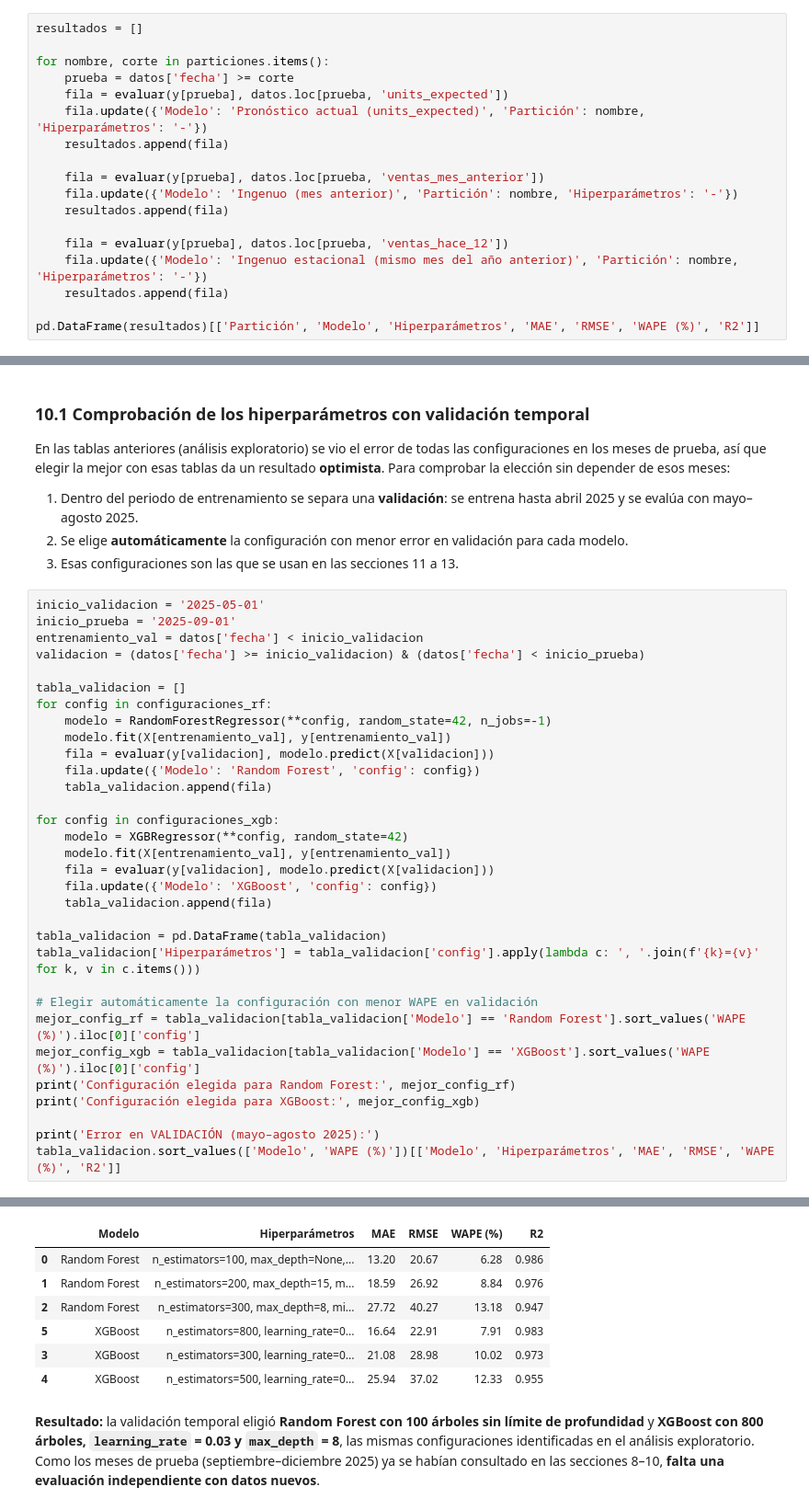
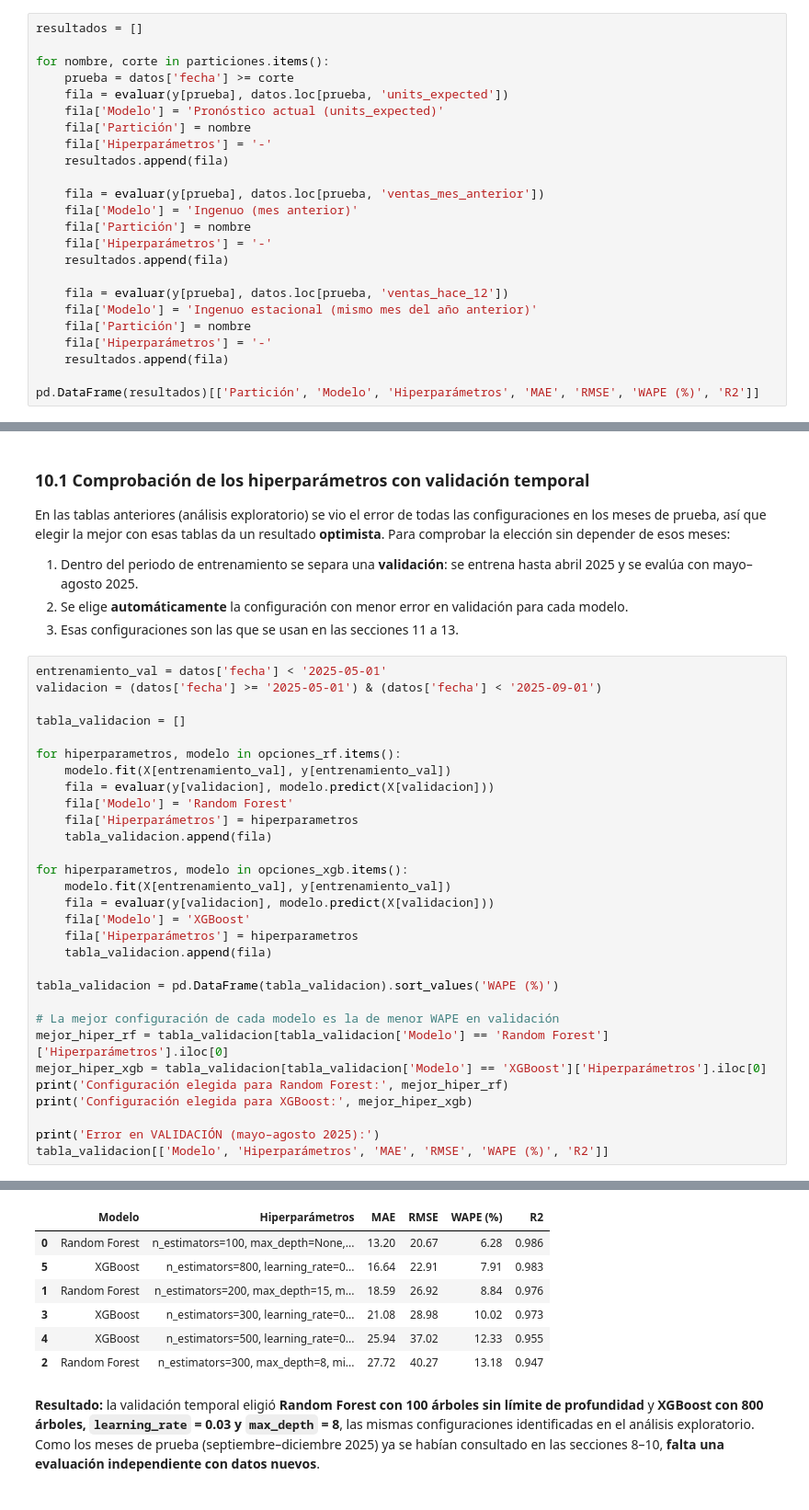
Before and after one commit to patatamanYT/no-entear, a Jupyter notebook: etapa_5_1_codigo/TI3002C_Etapa 5.1_Código ML_6_Jaime Hernández González.ipynb, the cells around one changed output, grey strips where cells are left out. Shown at 92% size. Drawn from its saved outputs; the diff is of its cells as text.

```diff
--- a/etapa_5_1_codigo/TI3002C_Etapa 5.1_Código ML_6_Jaime Hernández González.ipynb
+++ b/etapa_5_1_codigo/TI3002C_Etapa 5.1_Código ML_6_Jaime Hernández González.ipynb
@@ -322,15 +324,21 @@ resultados = []
 for nombre, corte in particiones.items():
     prueba = datos['fecha'] >= corte
     fila = evaluar(y[prueba], datos.loc[prueba, 'units_expected'])
-    fila.update({'Modelo': 'Pronóstico actual (units_expected)', 'Partición': nombre, 'Hiperparámetros': '-'})
+    fila['Modelo'] = 'Pronóstico actual (units_expected)'
+    fila['Partición'] = nombre
+    fila['Hiperparámetros'] = '-'
     resultados.append(fila)
 
     fila = evaluar(y[prueba], datos.loc[prueba, 'ventas_mes_anterior'])
-    fila.update({'Modelo': 'Ingenuo (mes anterior)', 'Partición': nombre, 'Hiperparámetros': '-'})
+    fila['Modelo'] = 'Ingenuo (mes anterior)'
+    fila['Partición'] = nombre
+    fila['Hiperparámetros'] = '-'
     resultados.append(fila)
 
     fila = evaluar(y[prueba], datos.loc[prueba, 'ventas_hace_12'])
-    fila.update({'Modelo': 'Ingenuo estacional (mismo mes del año anterior)', 'Partición': nombre, 'Hiperparámetros': '-'})
+    fila['Modelo'] = 'Ingenuo estacional (mismo mes del año anterior)'
+    fila['Partición'] = nombre
+    fila['Hiperparámetros'] = '-'
     resultados.append(fila)
 
 pd.DataFrame(resultados)[['Partición', 'Modelo', 'Hiperparámetros', 'MAE', 'RMSE', 'WAPE (%)', 'R2']]
@@ -488,35 +500,33 @@ En las tablas anteriores (análisis exploratorio) se vio el error de todas las c
 2. Se elige **automáticamente** la configuración con menor error en validación para cada modelo.
 3. Esas configuraciones son las que se usan en las secciones 11 a 13.
 # %%
-inicio_validacion = '2025-05-01'
-inicio_prueba = '2025-09-01'
-entrenamiento_val = datos['fecha'] < inicio_validacion
-validacion = (datos['fecha'] >= inicio_validacion) & (datos['fecha'] < inicio_prueba)
+entrenamiento_val = datos['fecha'] < '2025-05-01'
+validacion = (datos['fecha'] >= '2025-05-01') & (datos['fecha'] < '2025-09-01')
 
 tabla_validacion = []
-for config in configuraciones_rf:
-    modelo = RandomForestRegressor(**config, random_state=42, n_jobs=-1)
+
+for hiperparametros, modelo in opciones_rf.items():
     modelo.fit(X[entrenamiento_val], y[entrenamiento_val])
     fila = evaluar(y[validacion], modelo.predict(X[validacion]))
-    fila.update({'Modelo': 'Random Forest', 'config': config})
+    fila['Modelo'] = 'Random Forest'
+    fila['Hiperparámetros'] = hiperparametros
     tabla_validacion.append(fila)
 
-for config in configuraciones_xgb:
-    modelo = XGBRegressor(**config, random_state=42)
+for hiperparametros, modelo in opciones_xgb.items():
     modelo.fit(X[entrenamiento_val], y[entrenamiento_val])
     fila = evaluar(y[validacion], modelo.predict(X[validacion]))
-    fila.update({'Modelo': 'XGBoost', 'config': config})
+    fila['Modelo'] = 'XGBoost'
+    fila['Hiperparámetros'] = hiperparametros
     tabla_validacion.append(fila)
 
-tabla_validacion = pd.DataFrame(tabla_validacion)
-tabla_validacion['Hiperparámetros'] = tabla_validacion['config'].apply(lambda c: ', '.join(f'{k}={v}' for k, v in c.items()))
+tabla_validacion = pd.DataFrame(tabla_validacion).sort_values('WAPE (%)')
 
-# Elegir automáticamente la configuración con menor WAPE en validación
-mejor_config_rf = tabla_validacion[tabla_validacion['Modelo'] == 'Random Forest'].sort_values('WAPE (%)').iloc[0]['config']
-mejor_config_xgb = tabla_validacion[tabla_validacion['Modelo'] == 'XGBoost'].sort_values('WAPE (%)').iloc[0]['config']
-print('Configuración elegida para Random Forest:', mejor_config_rf)
-print('Configuración elegida para XGBoost:', mejor_config_xgb)
+# La mejor configuración de cada modelo es la de menor WAPE en validación
+mejor_hiper_rf = tabla_validacion[tabla_validacion['Modelo'] == 'Random Forest']['Hiperparámetros'].iloc[0]
+mejor_hiper_xgb = tabla_validacion[tabla_validacion['Modelo'] == 'XGBoost']['Hiperparámetros'].iloc[0]
+print('Configuración elegida para Random Forest:', mejor_hiper_rf)
+print('Configuración elegida para XGBoost:', mejor_hiper_xgb)
 
 print('Error en VALIDACIÓN (mayo–agosto 2025):')
-tabla_validacion.sort_values(['Modelo', 'WAPE (%)'])[['Modelo', 'Hiperparámetros', 'MAE', 'RMSE', 'WAPE (%)', 'R2']]
+tabla_validacion[['Modelo', 'Hiperparámetros', 'MAE', 'RMSE', 'WAPE (%)', 'R2']]
 # %% [output]
@@ -525,11 +535,11 @@ Configuración elegida para XGBoost: {'n_estimators': 800, 'learning_rate': 0.03
 Error en VALIDACIÓN (mayo–agosto 2025):
 |  | Modelo | Hiperparámetros | MAE | RMSE | WAPE (%) | R2 |
 | 0 | Random Forest | n_estimators=100, max_depth=None,... | 13.20 | 20.67 | 6.28 | 0.986 |
+| 5 | XGBoost | n_estimators=800, learning_rate=0... | 16.64 | 22.91 | 7.91 | 0.983 |
 | 1 | Random Forest | n_estimators=200, max_depth=15, m... | 18.59 | 26.92 | 8.84 | 0.976 |
-| 2 | Random Forest | n_estimators=300, max_depth=8, mi... | 27.72 | 40.27 | 13.18 | 0.947 |
-| 5 | XGBoost | n_estimators=800, learning_rate=0... | 16.64 | 22.91 | 7.91 | 0.983 |
 | 3 | XGBoost | n_estimators=300, learning_rate=0... | 21.08 | 28.98 | 10.02 | 0.973 |
 | 4 | XGBoost | n_estimators=500, learning_rate=0... | 25.94 | 37.02 | 12.33 | 0.955 |
+| 2 | Random Forest | n_estimators=300, max_depth=8, mi... | 27.72 | 40.27 | 13.18 | 0.947 |
 # %% [markdown]
 **Resultado:** la validación temporal eligió **Random Forest con 100 árboles sin límite de profundidad** y **XGBoost con 800 árboles, `learning_rate` = 0.03 y `max_depth` = 8**, las mismas configuraciones identificadas en el análisis exploratorio. Como los meses de prueba (septiembre–diciembre 2025) ya se habían consultado en las secciones 8–10, **falta una evaluación independiente con datos nuevos**.
 # %% [markdown]
```
Also changed, not shown: parts of 16 cells of this notebook, 3 other files.
